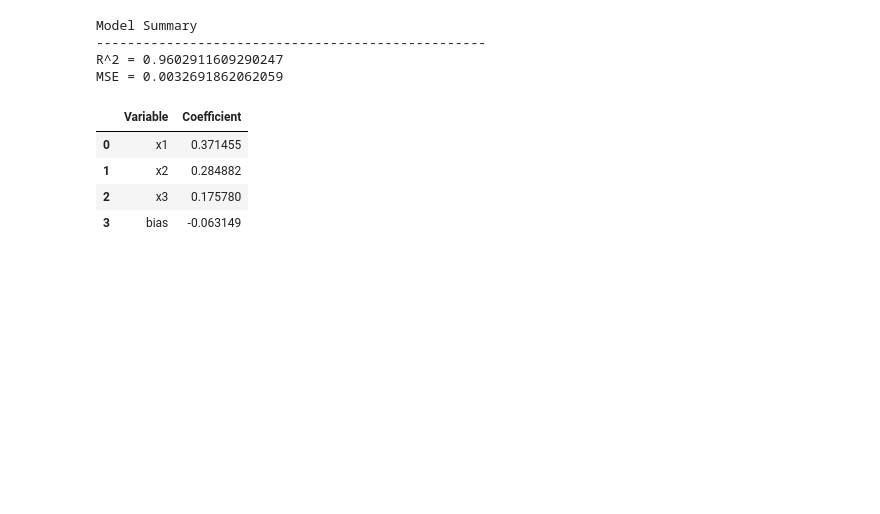
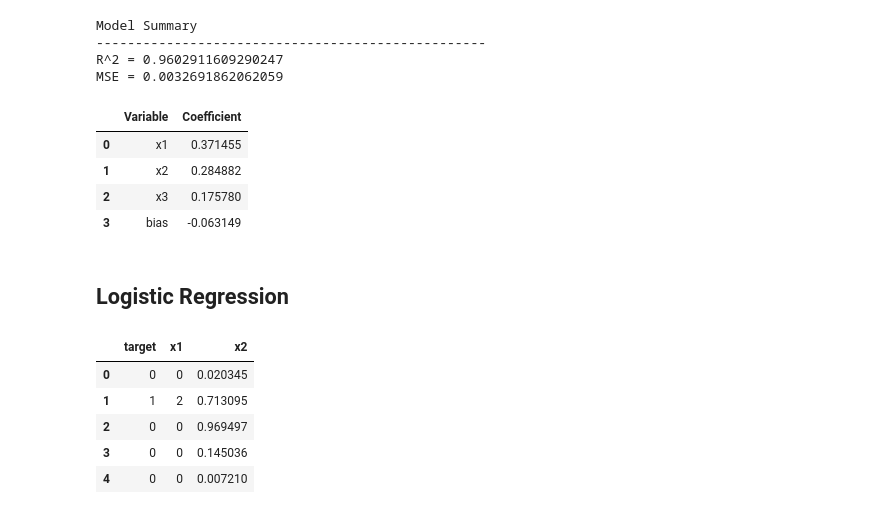
Before and after one commit to DomingoPC/ml-models, a Jupyter notebook: linear-regression.ipynb, the cells around one changed output. Saved outputs shown, nothing was run; the diff lists cells and outputs as text; code cells hidden in the pictures; blank space fills up the shorter version.

```diff
--- a/linear-regression.ipynb
+++ b/linear-regression.ipynb
@@ -301,3 +304,18 @@ MSE = 0.0032691862062059
 | 1 | x2 | 0.284882 |
 | 2 | x3 | 0.175780 |
 | 3 | bias | -0.063149 |
+# %% [markdown]
+## Logistic Regression
+# %%
+# Example Data
+np.random.seed(33)
+target = np.random.randint(low=0, high=2, size=500)
+data = pd.DataFrame.from_dict({'target': target, 'x1': target * 2, 'x2': np.random.rand(500)})
+data.head()
+# %% [output]
+|  | target | x1 | x2 |
+| 0 | 0 | 0 | 0.020345 |
+| 1 | 1 | 2 | 0.713095 |
+| 2 | 0 | 0 | 0.969497 |
+| 3 | 0 | 0 | 0.145036 |
+| 4 | 0 | 0 | 0.007210 |
```
Also changed, not shown: parts of 4 cells of this notebook.
